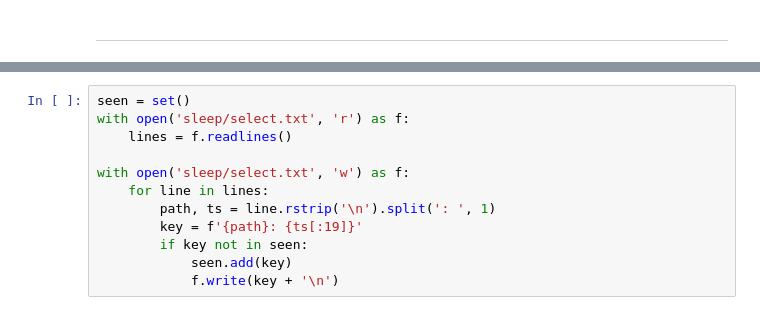
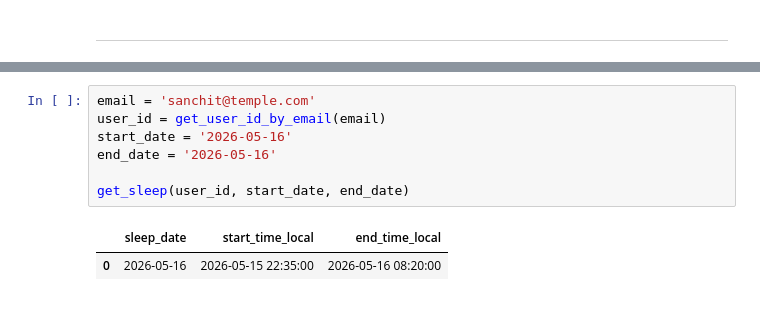
Before and after one commit to archish-temple/accel_hr, a Jupyter notebook: data.ipynb, the cells around one changed output, grey strips where cells are left out. Cells and saved outputs as stored; diff of their text form.

Commit message:
sleep hr algos updated

```diff
--- a/data.ipynb
+++ b/data.ipynb
@@ -205,12 +138,10 @@ with open('sleep/select.txt', 'w') as f:
-# %%
-seen = set()
-with open('sleep/select.txt', 'r') as f:
-    lines = f.readlines()
-
-with open('sleep/select.txt', 'w') as f:
-    for line in lines:
-        path, ts = line.rstrip('\n').split(': ', 1)
-        key = f'{path}: {ts[:19]}'
-        if key not in seen:
-            seen.add(key)
-            f.write(key + '\n')
+# %%
+email = 'sanchit@temple.com'
+user_id = get_user_id_by_email(email)
+start_date = '2026-05-16'
+end_date = '2026-05-16'
+
+get_sleep(user_id, start_date, end_date)
+# %% [output]
+|  | sleep_date | start_time_local | end_time_local |
+| 0 | 2026-05-16 | 2026-05-15 22:35:00 | 2026-05-16 08:20:00 |
```
Also changed, not shown: parts of 6 cells of this notebook, 9 other files.
